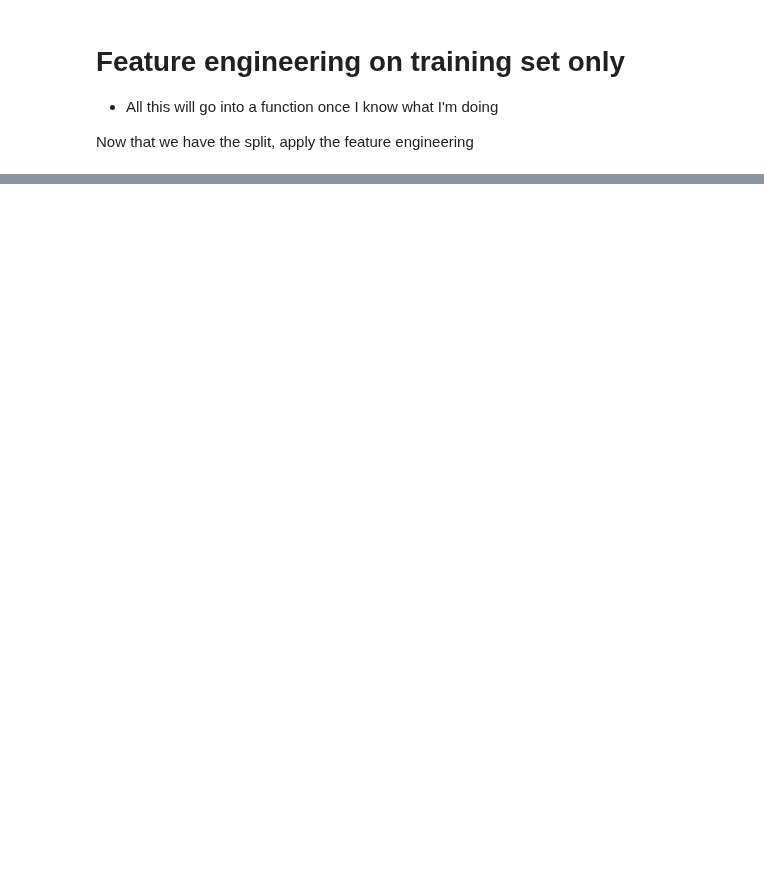
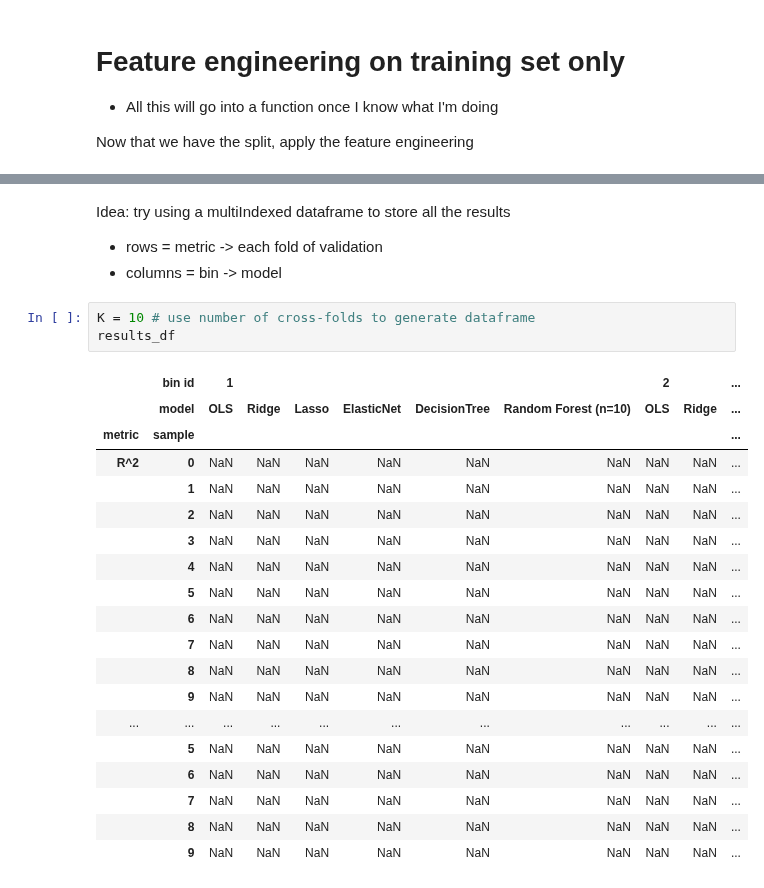
Before and after one commit to apalermo01/Covid-19-correlation-analysis, a Jupyter notebook: Covid 19 Model Development.ipynb, the cells around one changed output, grey strips where cells are left out. Saved outputs shown, nothing was run; the diff lists cells and outputs as text; blank space fills up the shorter version.

```diff
--- a/Covid 19 Model Development.ipynb
+++ b/Covid 19 Model Development.ipynb
@@ -708,0 +510,27 @@ df_train_proc
+# %% [markdown]
+Idea: try using a multiIndexed dataframe to store all the results
+- rows = metric -> each fold of validation
+- columns = bin -> model
+# %%
+K = 10 # use number of cross-folds to generate dataframe
+results_df
+# %% [output]
+|  | bin id | 1 |  |  |  |  |  | 2 |  | ... |
+|  | model | OLS | Ridge | Lasso | ElasticNet | DecisionTree | Random Forest (n=10) | OLS | Ridge | ... |
+| metric | sample |  |  |  |  |  |  |  |  | ... |
+| R^2 | 0 | NaN | NaN | NaN | NaN | NaN | NaN | NaN | NaN | ... |
+|  | 1 | NaN | NaN | NaN | NaN | NaN | NaN | NaN | NaN | ... |
+|  | 2 | NaN | NaN | NaN | NaN | NaN | NaN | NaN | NaN | ... |
+|  | 3 | NaN | NaN | NaN | NaN | NaN | NaN | NaN | NaN | ... |
+|  | 4 | NaN | NaN | NaN | NaN | NaN | NaN | NaN | NaN | ... |
+|  | 5 | NaN | NaN | NaN | NaN | NaN | NaN | NaN | NaN | ... |
+|  | 6 | NaN | NaN | NaN | NaN | NaN | NaN | NaN | NaN | ... |
+|  | 7 | NaN | NaN | NaN | NaN | NaN | NaN | NaN | NaN | ... |
+|  | 8 | NaN | NaN | NaN | NaN | NaN | NaN | NaN | NaN | ... |
+|  | 9 | NaN | NaN | NaN | NaN | NaN | NaN | NaN | NaN | ... |
+| ... | ... | ... | ... | ... | ... | ... | ... | ... | ... | ... |
+|  | 5 | NaN | NaN | NaN | NaN | NaN | NaN | NaN | NaN | ... |
+|  | 6 | NaN | NaN | NaN | NaN | NaN | NaN | NaN | NaN | ... |
+|  | 7 | NaN | NaN | NaN | NaN | NaN | NaN | NaN | NaN | ... |
+|  | 8 | NaN | NaN | NaN | NaN | NaN | NaN | NaN | NaN | ... |
+|  | 9 | NaN | NaN | NaN | NaN | NaN | NaN | NaN | NaN | ... |
```
Also changed, not shown: parts of 44 cells of this notebook, 24 other files.
